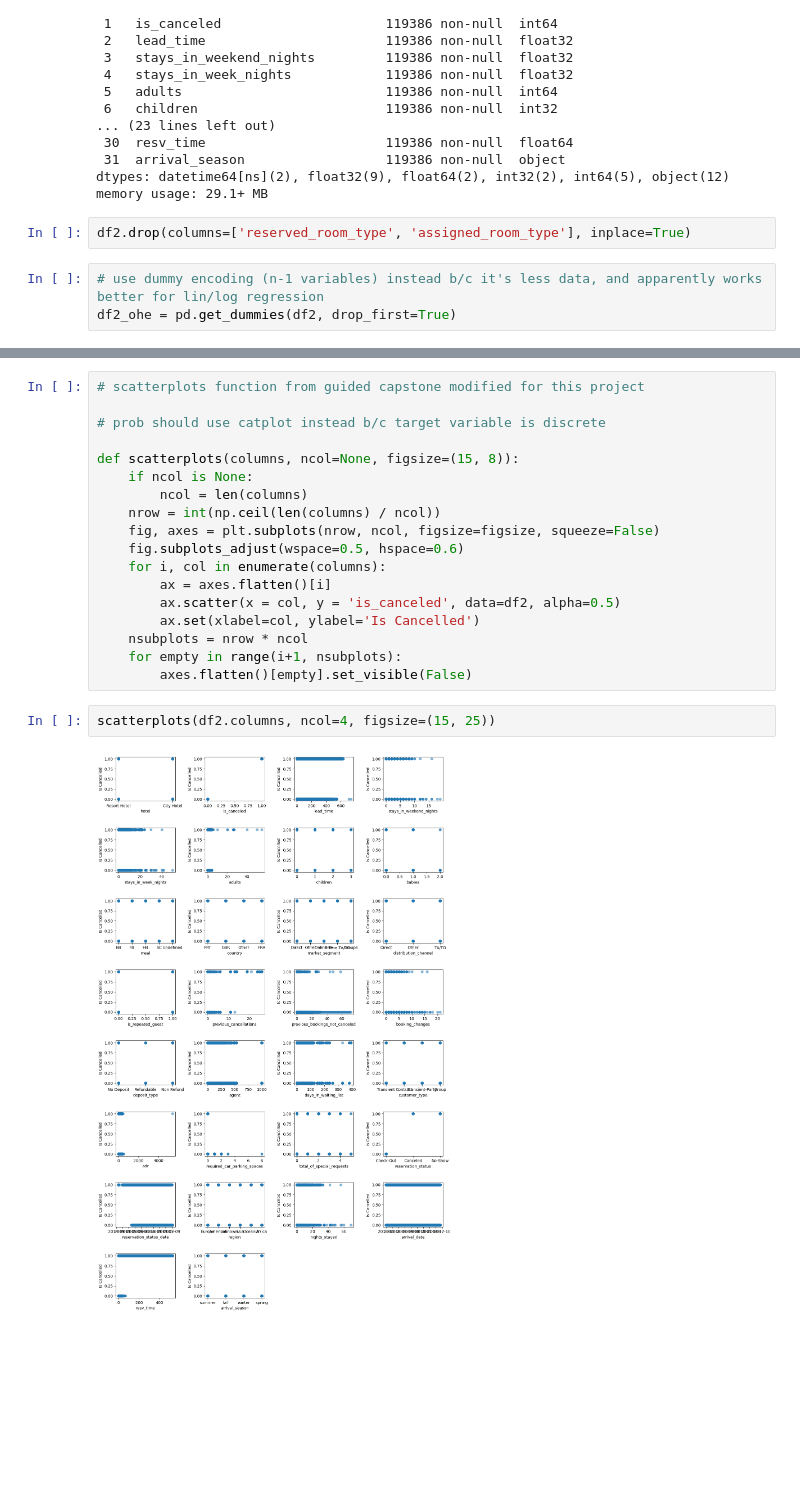
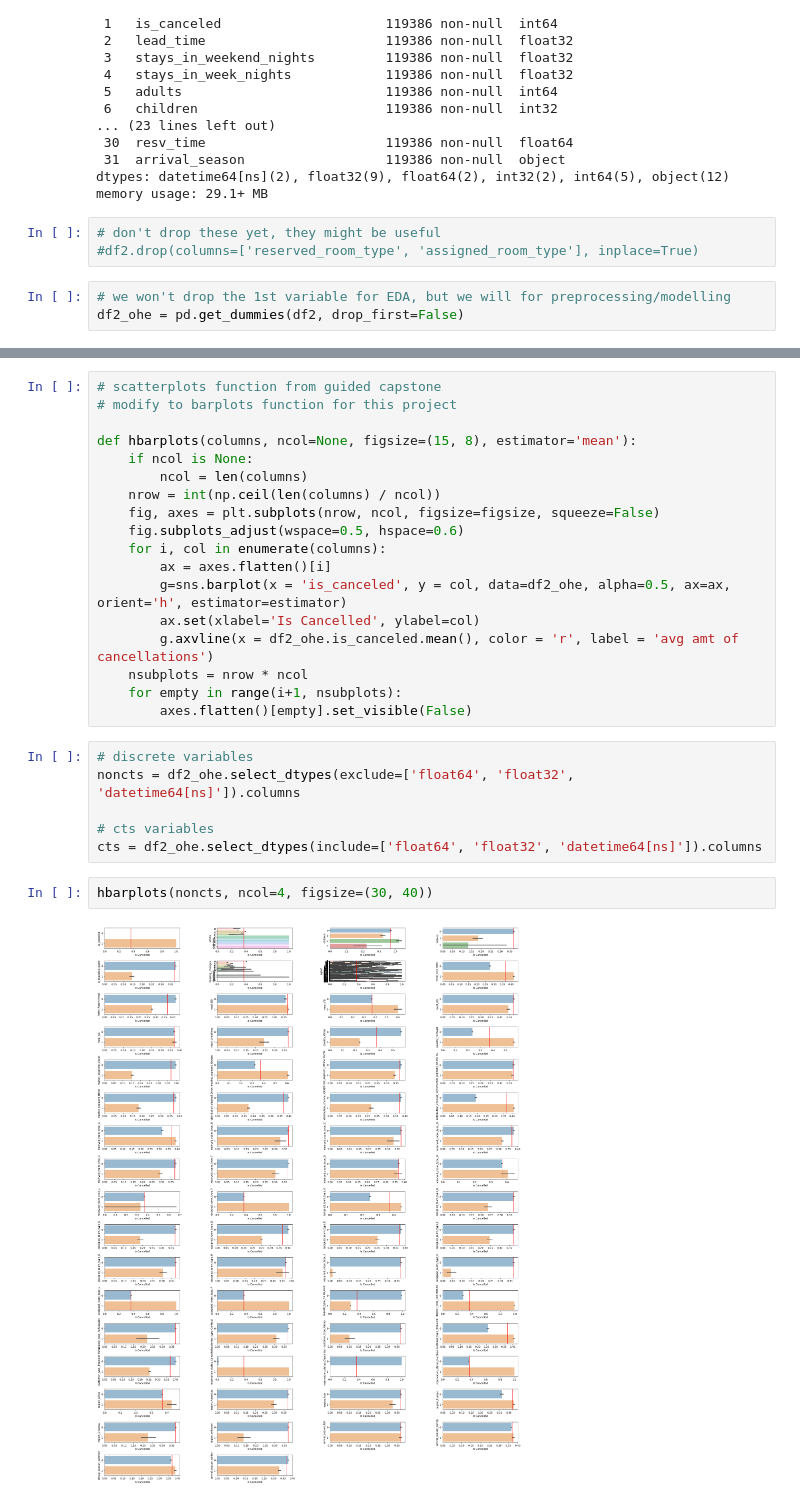
Before and after one commit to catloverkelly/Capstone2, a Jupyter notebook: EDA.ipynb, the cells around one changed output, grey strips where cells are left out. Cells and saved outputs as stored; diff of their text form; blank space fills up the shorter version.

Commit message:
Add files via upload
2nd commit, added hbarplots and histplots of columns vs 'is_canceled'

```diff
--- a/EDA.ipynb
+++ b/EDA.ipynb
@@ -594,10 +595,11 @@ Data columns (total 32 columns):
 dtypes: datetime64[ns](2), float32(9), float64(2), int32(2), int64(5), object(12)
 memory usage: 29.1+ MB
 # %%
-df2.drop(columns=['reserved_room_type', 'assigned_room_type'], inplace=True)
+# don't drop these yet, they might be useful
+#df2.drop(columns=['reserved_room_type', 'assigned_room_type'], inplace=True)
 # %%
-# use dummy encoding (n-1 variables) instead b/c it's less data, and apparently works better for lin/log regression
-df2_ohe = pd.get_dummies(df2, drop_first=True)
+# we won't drop the 1st variable for EDA, but we will for preprocessing/modelling
+df2_ohe = pd.get_dummies(df2, drop_first=False)
 # %%
 df2_ohe.head().T
 # %% [output]
@@ -637,9 +657,8 @@ Non_Refund & market segment TA/TO, Transient-party & Transient, Europe region &
 # %%
-# scatterplots function from guided capstone modified for this project
+# scatterplots function from guided capstone
+# modify to barplots function for this project
 
-# prob should use catplot instead b/c target variable is discrete
-
-def scatterplots(columns, ncol=None, figsize=(15, 8)):
+def hbarplots(columns, ncol=None, figsize=(15, 8), estimator='mean'):
     if ncol is None:
         ncol = len(columns)
     nrow = int(np.ceil(len(columns) / ncol))
@@ -647,12 +666,19 @@ def scatterplots(columns, ncol=None, figsize=(15, 8)):
     fig.subplots_adjust(wspace=0.5, hspace=0.6)
     for i, col in enumerate(columns):
         ax = axes.flatten()[i]
-        ax.scatter(x = col, y = 'is_canceled', data=df2, alpha=0.5)
-        ax.set(xlabel=col, ylabel='Is Cancelled')
+        g=sns.barplot(x = 'is_canceled', y = col, data=df2_ohe, alpha=0.5, ax=ax, orient='h', estimator=estimator)
+        ax.set(xlabel='Is Cancelled', ylabel=col)
+        g.axvline(x = df2_ohe.is_canceled.mean(), color = 'r', label = 'avg amt of cancellations')
     nsubplots = nrow * ncol
     for empty in range(i+1, nsubplots):
         axes.flatten()[empty].set_visible(False)
+# %%
+# discrete variables
+noncts = df2_ohe.select_dtypes(exclude=['float64', 'float32', 'datetime64[ns]']).columns
+
+# cts variables
+cts = df2_ohe.select_dtypes(include=['float64', 'float32', 'datetime64[ns]']).columns
 # %%
-scatterplots(df2.columns, ncol=4, figsize=(15, 25))
+hbarplots(noncts, ncol=4, figsize=(30, 40))
 # %% [output]
-[figure, old version]
+[figure, new version]
```
Also changed, not shown: parts of 22 cells of this notebook.
